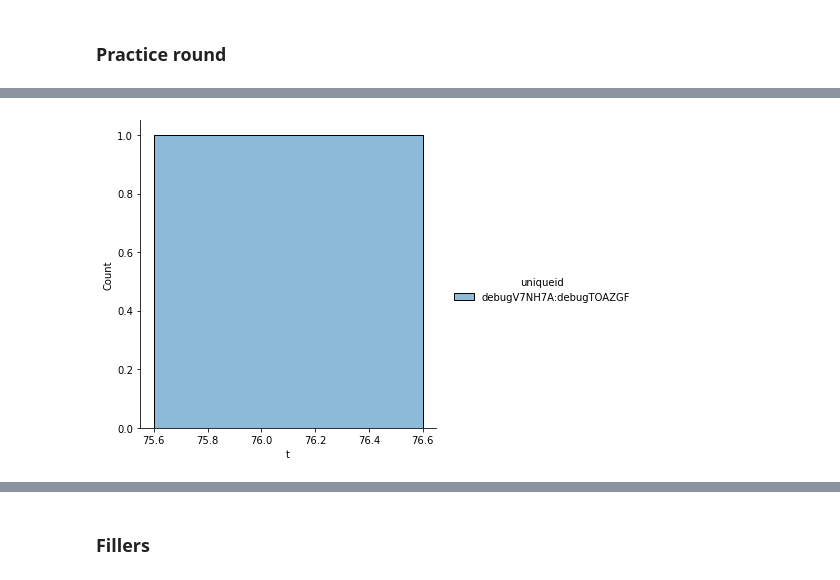
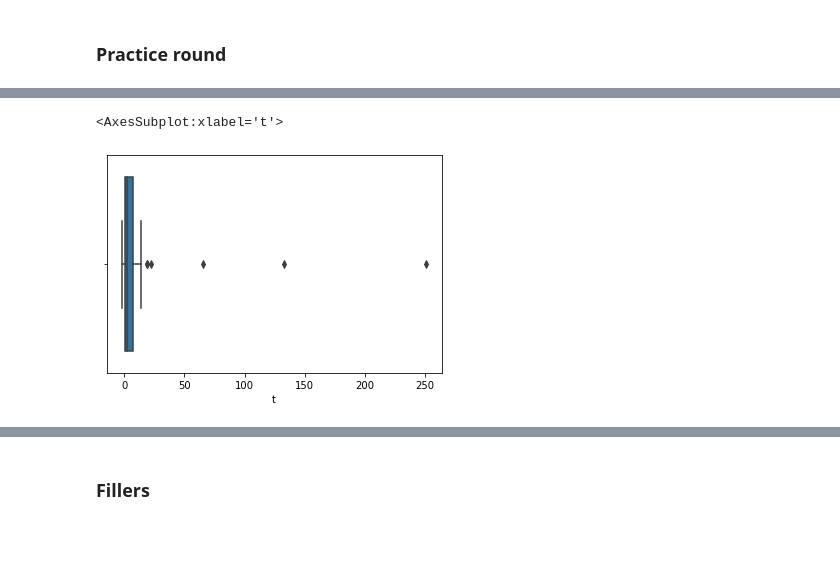
Before and after one commit to hans/explaining, a Jupyter notebook: notebooks/00_comprehension_swarm-construction-meaning/00 preprocess.ipynb, the cells around one changed output, grey strips where cells are left out. Cells and saved outputs as stored; diff of their text form; code cells hidden in the pictures; blank space fills up the shorter version.

```diff
--- a/notebooks/00_comprehension_swarm-construction-meaning/00 preprocess.ipynb
+++ b/notebooks/00_comprehension_swarm-construction-meaning/00 preprocess.ipynb
@@ -51,7 +36,11 @@ response_df["agent_is_subject"] = response_df["condition_1"] == 0
 # %%
 # Norm slider values within-subject.
 response_df["slider_value_normed"] = \
-    response_df.groupby("uniqueid").slider_value.apply(lambda xs: (xs - xs.min()) / (xs.max() - xs.min()))
+    response_df.groupby("uniqueid").slider_value.apply(lambda xs: (xs - xs.mean()) / xs.std())
+# %%
+# dtype fixes
+response_df["slider_copout"] = response_df.slider_copout.astype(bool)
+response_df["dateTime"] = pd.to_datetime(response_df.dateTime, unit="ms")
 # %%
 response_df.head()
 # %% [output]
@@ -66,0 +128,3 @@ response_df.to_csv("responses.csv")
+# %%
+response_df["rt.log"] = np.log(response_df.rt)
+sns.displot(data=response_df, x="rt.log", hue="uniqueid", kind="kde")
@@ -66,0 +147,27 @@ response_df.to_csv("responses.csv")
+# %%
+# Order S by descending difference between mean full-filler and empty-filler rating
+filler_rows = response_df[response_df.condition_0 == "filler"]
+filler_diffs = filler_rows.groupby("uniqueid").apply(lambda xs: xs[xs.condition_1 == "full"].slider_value.mean() - xs[xs.condition_1 == "empty"].slider_value.mean())
+subject_order = filler_diffs.sort_values(ascending=False).index
+
+plt.subplots(figsize=(25, 15))
+g = sns.stripplot(data=response_df.reset_index(), x="uniqueid", y="slider_value", order=subject_order)
+
+# plot filler responses
+sns.boxplot(data=response_df[(response_df.condition_0 == "filler") & (response_df.condition_1 == "full")].reset_index(),
+            x="uniqueid", y="slider_value", order=subject_order,
+            color="red", medianprops=dict(color="red"), flierprops=dict(markerfacecolor="red"), boxprops=dict(alpha=0.3))
+sns.boxplot(data=response_df[(response_df.condition_0 == "filler") & (response_df.condition_1 == "empty")].reset_index(),
+            x="uniqueid", y="slider_value", order=subject_order,
+            color="blue", medianprops=dict(color="blue"), flierprops=dict(markerfacecolor="blue"), boxprops=dict(alpha=0.3))
+
+# plot practice responses
+practice_full, practice_empty = [], []
+for i, subj in enumerate(subject_order):
+    subj_rows = response_df.xs(subj, level="uniqueid")
+    subj_rows = subj_rows[(subj_rows.condition_0 == "practice")]
+    practice_full.append(subj_rows[subj_rows.condition_2 == "full"].slider_value.mean())
+    practice_empty.append(subj_rows[subj_rows.condition_2 == "empty"].slider_value.mean())
+
+g.plot(np.arange(len(subject_order)), practice_full, marker="x", markersize=10, color="red", linestyle="none")
+g.plot(np.arange(len(subject_order)), practice_empty, marker="x", markersize=10, color="blue", linestyle="none")
@@ -75,6 +185,13 @@ def compute_practice_ttest(subj_rows):
     sanity check: "full" items should be rated higher than "empty" practice items
     """
     practice_rows = subj_rows[subj_rows.condition_0 == "practice"]
+
+    # Filter out copouts (and print warning -- practice should not trigger copout)
+    copout_rows = practice_rows[practice_rows.slider_copout]
+    if len(copout_rows) > 0:
+        print(f"WARNING: subject {practice_rows.iloc[0].name} had {len(copout_rows)} practice copout(s). Seems fishy.")
+    practice_rows = practice_rows[~practice_rows.slider_copout]
+
     full_practice = practice_rows[practice_rows.condition_2 == "full"]
     empty_practice = practice_rows[practice_rows.condition_2 == "empty"]
 
@@ -82,5 +199,5 @@ def compute_practice_ttest(subj_rows):
                      index=["t", "pval"])
 
 practice_stats = response_df.groupby("uniqueid").apply(compute_practice_ttest)
-sns.displot(practice_stats.reset_index(), x="t", hue="uniqueid")
+sns.boxplot(data=practice_stats.reset_index(), x="t", hue="uniqueid")
 # %% [output]
@@ -88 +209,2 @@ sns.displot(practice_stats.reset_index(), x="t", hue="uniqueid")
+<AxesSubplot:xlabel='t'>
-[figure, old version]
+[figure, new version]
```
Also changed, not shown: parts of 55 cells of this notebook.
